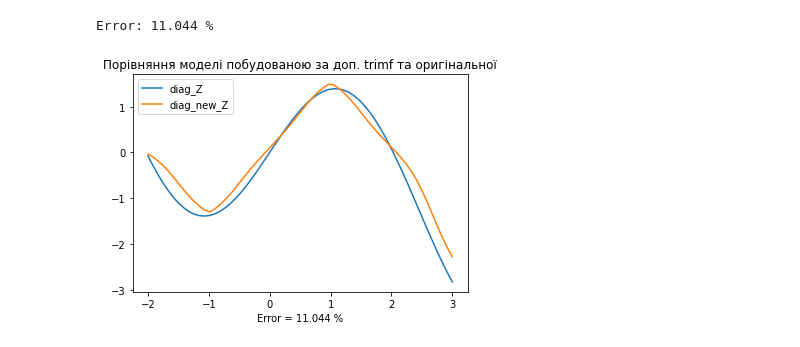
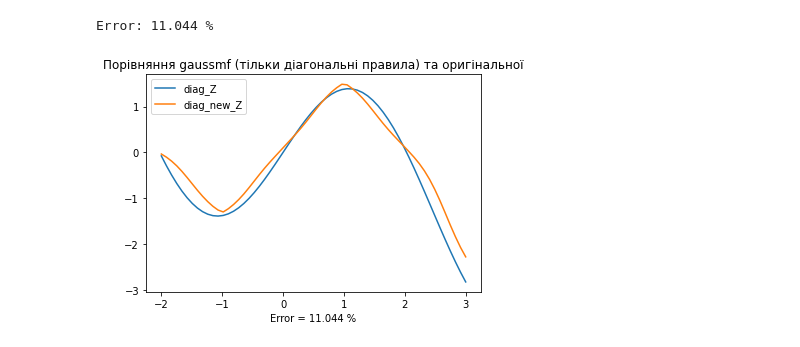
Before and after one commit to VladimirFokow/KPI_labs, a Jupyter notebook: M&T of AI/lab2/lab2.ipynb, the cells around one changed output. Saved outputs shown, nothing was run; the diff lists cells and outputs as text; code cells hidden in the pictures.

```diff
--- a/M&T of AI/lab2/lab2.ipynb
+++ b/M&T of AI/lab2/lab2.ipynb
@@ -454,9 +454,9 @@ Error: 11.044 %
 # %%
 plt.plot(long_x, diag_Z)
 plt.plot(long_x, diag_new_Z)
-plt.title("Порівняння моделі побудованою за доп. trimf та оригінальної")
+plt.title("Порівняння gaussmf (тільки діагональні правила) та оригінальної")
 plt.xlabel(f"Error = {error} %")
 plt.legend(['diag_Z', 'diag_new_Z'])
 plt.show()
 # %% [output]
-[figure, old version]
+[figure, new version]
```
Also changed, not shown: parts of 5 cells of this notebook.
